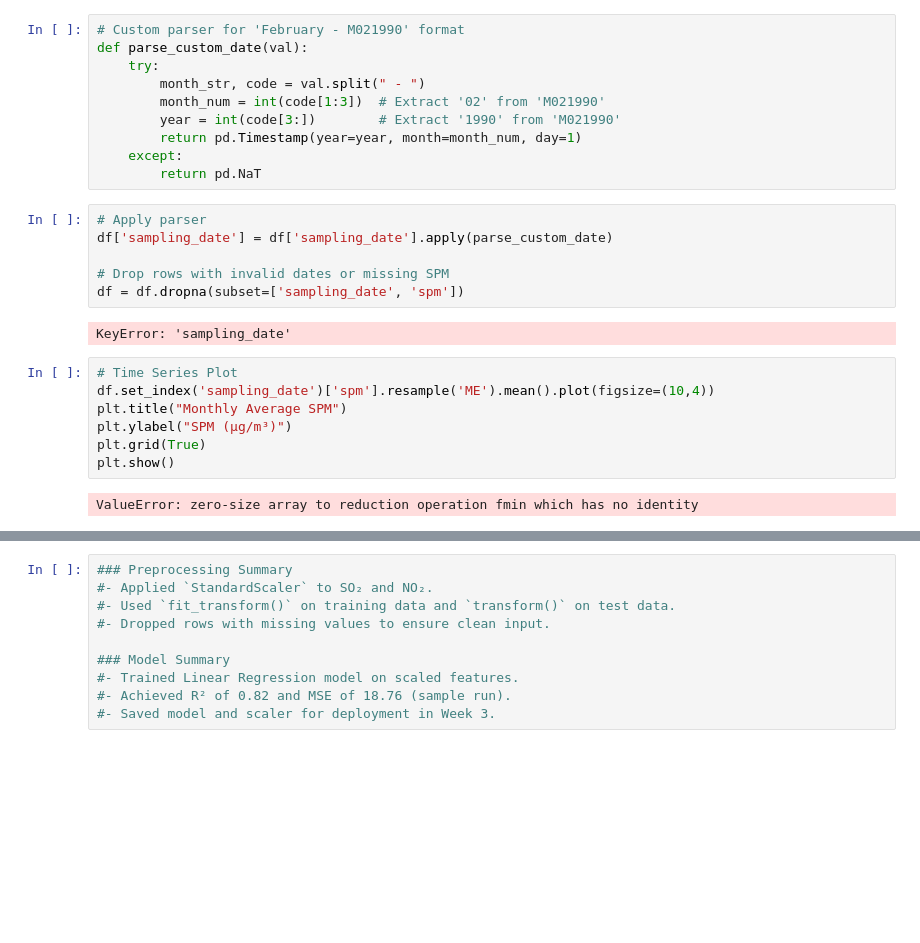
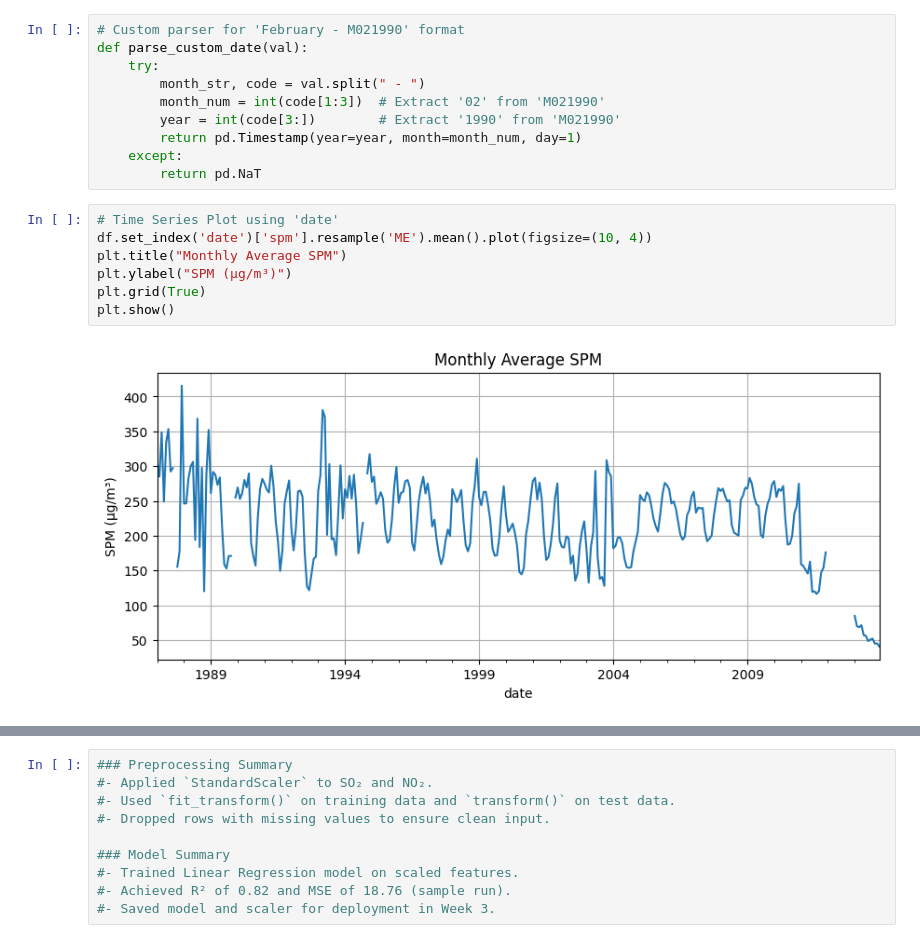
Before and after one commit to rajghosh06-dev/Pollution-Drift-Predictor, a Jupyter notebook: WEEK2/notebooks/week2_model_training.ipynb, the cells around one changed output, grey strips where cells are left out. Drawn from its saved outputs; the diff is of its cells as text; blank space fills up the shorter version.

```diff
--- a/WEEK2/notebooks/week2_model_training.ipynb
+++ b/WEEK2/notebooks/week2_model_training.ipynb
@@ -174,20 +178,12 @@ def parse_custom_date(val):
         return pd.Timestamp(year=year, month=month_num, day=1)
     except:
         return pd.NaT
-# %%
-# Apply parser
-df['sampling_date'] = df['sampling_date'].apply(parse_custom_date)
-
-# Drop rows with invalid dates or missing SPM
-df = df.dropna(subset=['sampling_date', 'spm'])
-# %% [output]
-KeyError: 'sampling_date'
 # %%
-# Time Series Plot
-df.set_index('sampling_date')['spm'].resample('ME').mean().plot(figsize=(10,4))
+# Time Series Plot using 'date'
+df.set_index('date')['spm'].resample('ME').mean().plot(figsize=(10, 4))
 plt.title("Monthly Average SPM")
 plt.ylabel("SPM (µg/m³)")
 plt.grid(True)
 plt.show()
 # %% [output]
-ValueError: zero-size array to reduction operation fmin which has no identity
+[figure, added]
```
Also changed, not shown: parts of 5 cells of this notebook.
